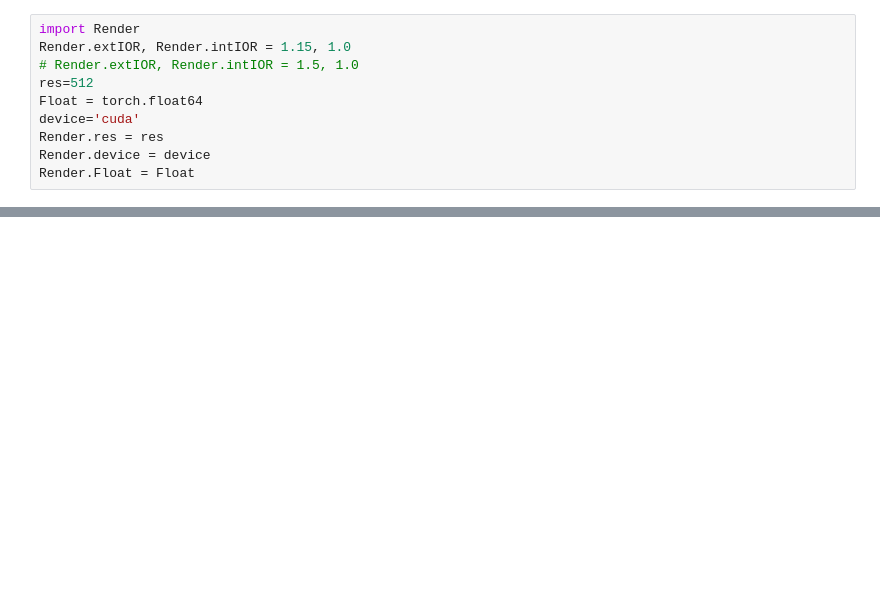
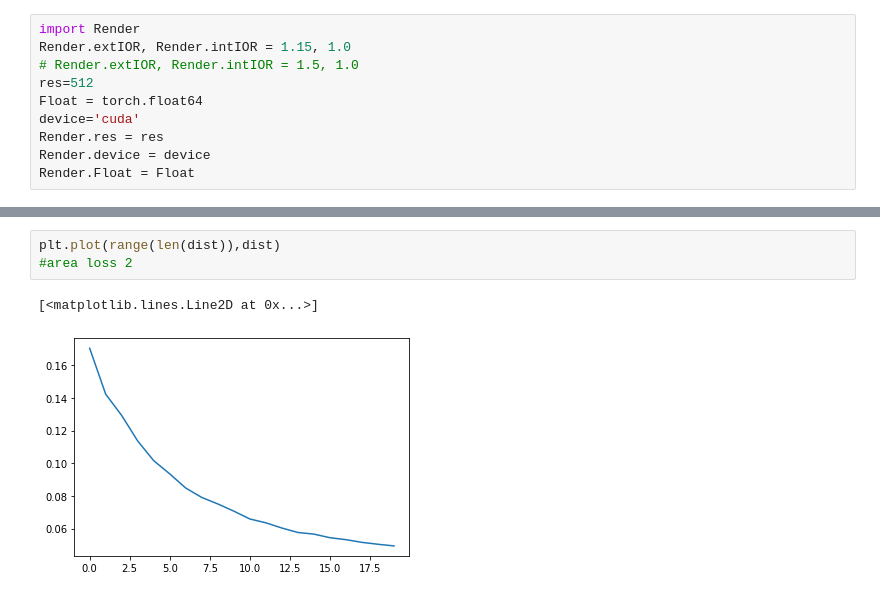
Before and after one commit to lvjiahui/DRT, a Jupyter notebook: play.ipynb, the cells around one changed output, grey strips where cells are left out. Cells and saved outputs as stored; diff of their text form; blank space fills up the shorter version.

```diff
--- a/play.ipynb
+++ b/play.ipynb
@@ -179,0 +352,6 @@ _=mesh_vh.export("hand_sm.ply")
+# %%
+plt.plot(range(len(dist)),dist)
+#area loss 2
+# %% [output]
+[<matplotlib.lines.Line2D at 0x...>]
+[figure, added]
```
Also changed, not shown: parts of 45 cells of this notebook, 10 other files.
